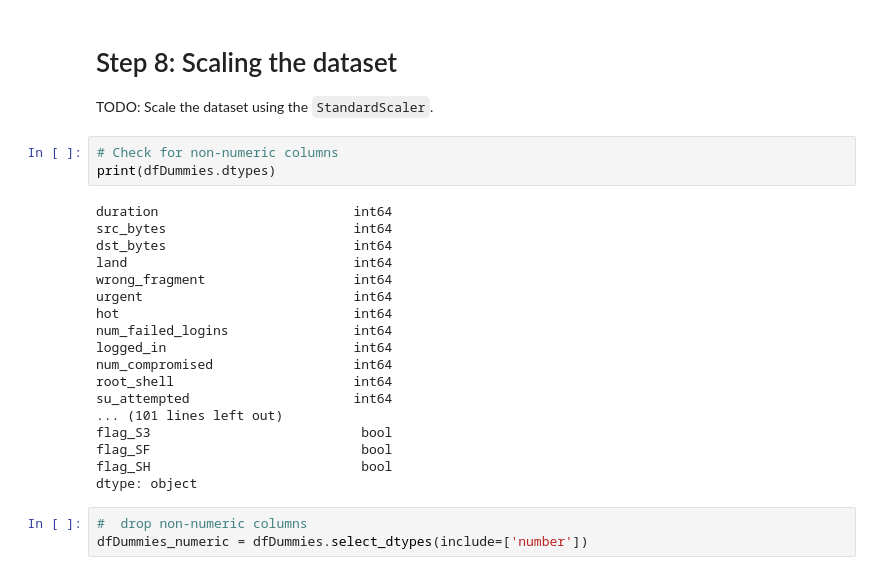
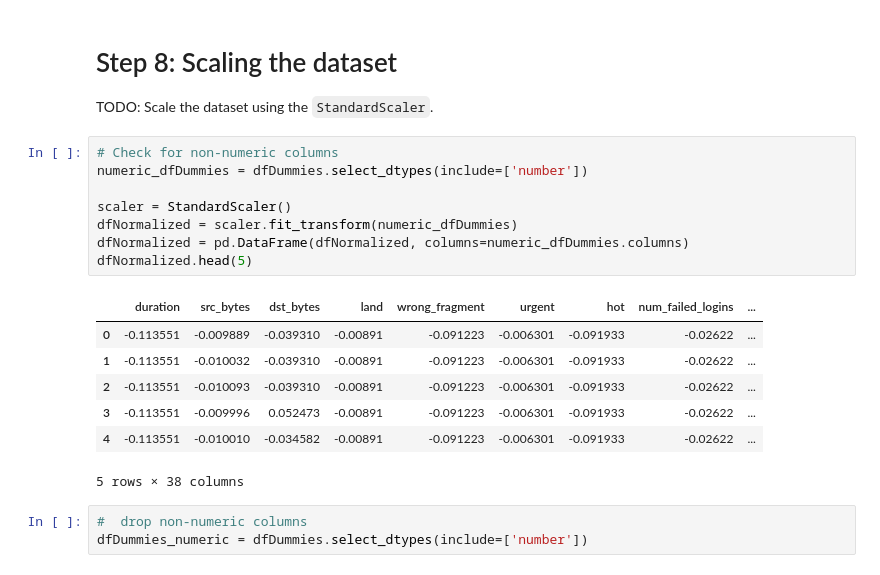
Before and after one commit to IT4063-Spring2025/cysec-data-analysis-mungaiwm, a Jupyter notebook: notebook.ipynb, the cells around one changed output. Saved outputs shown, nothing was run; the diff lists cells and outputs as text.

```diff
--- a/notebook.ipynb
+++ b/notebook.ipynb
@@ -145,27 +139,22 @@ scaler = StandardScaler()
 # %% [markdown]
 # Step 8: Scaling the dataset
 TODO: Scale the dataset using the `StandardScaler`.
-# %%
-# Check for non-numeric columns
-print(dfDummies.dtypes)
-# %% [output]
-duration                         int64
-src_bytes                        int64
-dst_bytes                        int64
-land                             int64
-wrong_fragment                   int64
-urgent                           int64
-hot                              int64
-num_failed_logins                int64
-logged_in                        int64
-num_compromised                  int64
-root_shell                       int64
-su_attempted                     int64
-... (101 lines left out)
-flag_S3                           bool
-flag_SF                           bool
-flag_SH                           bool
-dtype: object
+# %%
+# Check for non-numeric columns
+numeric_dfDummies = dfDummies.select_dtypes(include=['number'])
+
+scaler = StandardScaler()
+dfNormalized = scaler.fit_transform(numeric_dfDummies)
+dfNormalized = pd.DataFrame(dfNormalized, columns=numeric_dfDummies.columns)
+dfNormalized.head(5)
+# %% [output]
+|  | duration | src_bytes | dst_bytes | land | wrong_fragment | urgent | hot | num_failed_logins | ... |
+| 0 | -0.113551 | -0.009889 | -0.039310 | -0.00891 | -0.091223 | -0.006301 | -0.091933 | -0.02622 | ... |
+| 1 | -0.113551 | -0.010032 | -0.039310 | -0.00891 | -0.091223 | -0.006301 | -0.091933 | -0.02622 | ... |
+| 2 | -0.113551 | -0.010093 | -0.039310 | -0.00891 | -0.091223 | -0.006301 | -0.091933 | -0.02622 | ... |
+| 3 | -0.113551 | -0.009996 | 0.052473 | -0.00891 | -0.091223 | -0.006301 | -0.091933 | -0.02622 | ... |
+| 4 | -0.113551 | -0.010010 | -0.034582 | -0.00891 | -0.091223 | -0.006301 | -0.091933 | -0.02622 | ... |
+5 rows × 38 columns
 # %%
 #  drop non-numeric columns
 dfDummies_numeric = dfDummies.select_dtypes(include=['number'])
```
Also changed, not shown: parts of 10 cells of this notebook, 1 other file.
